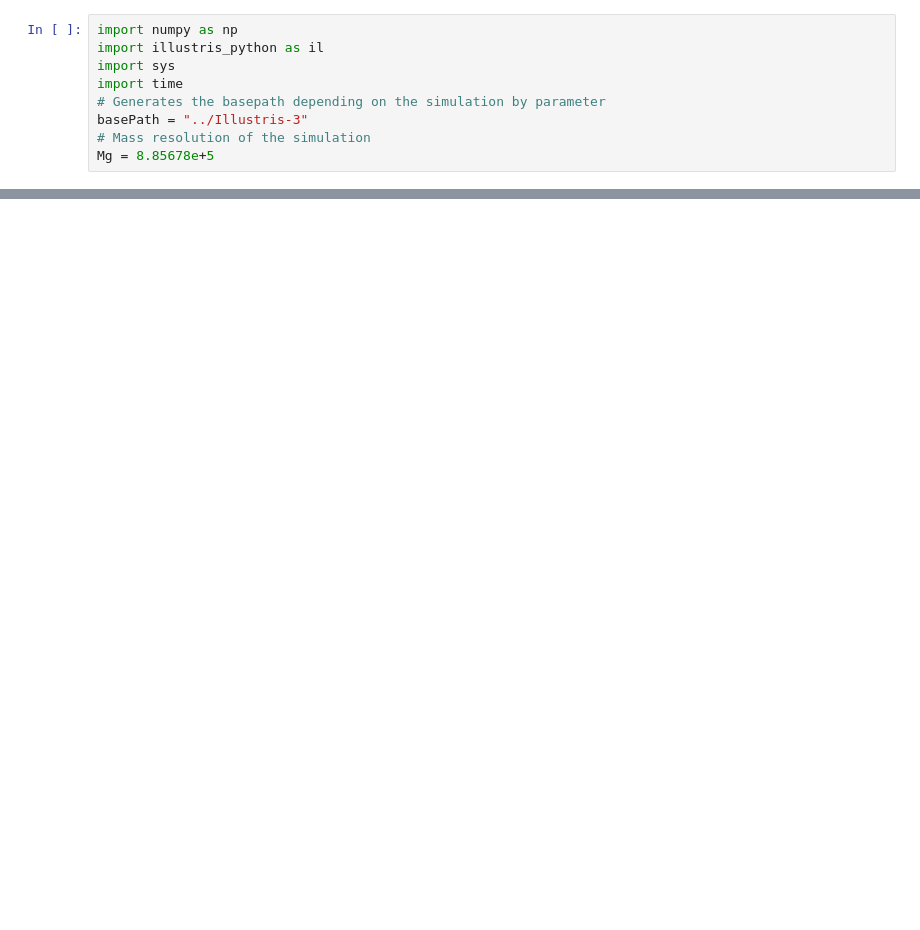
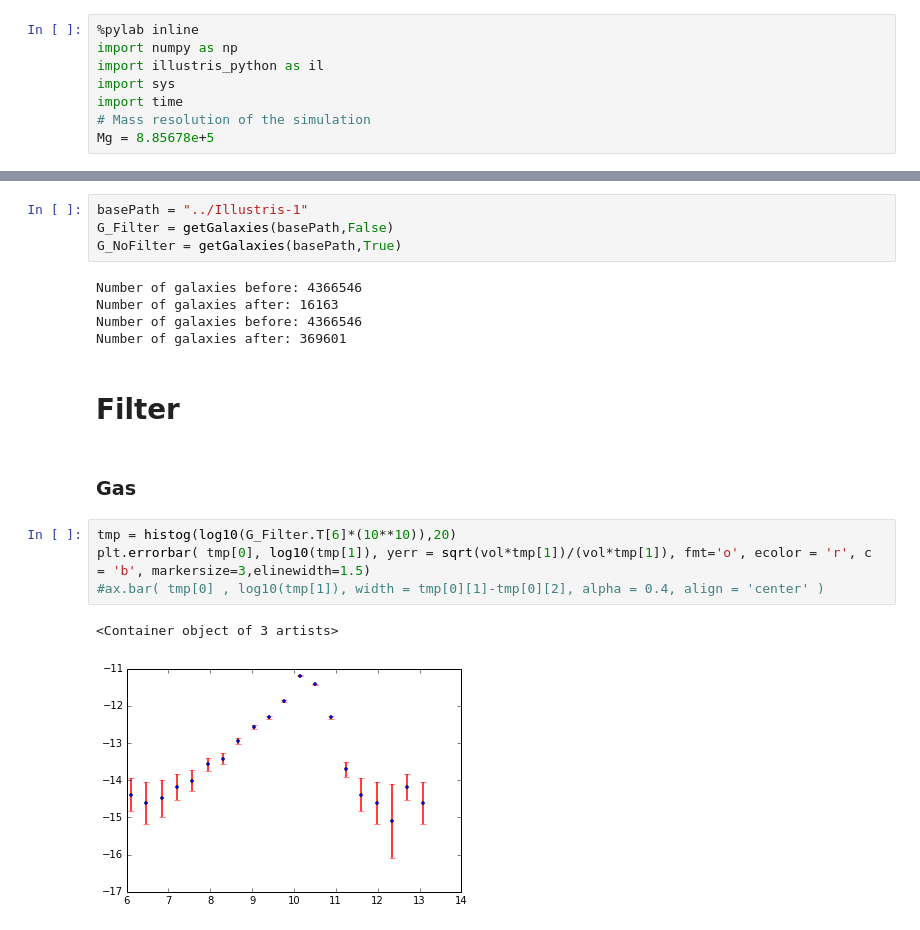
Before and after one commit to jdprada1760/Cornell_Summer, a Jupyter notebook: Illustris_Run/Code/Illustris_Reader.ipynb, the cells around one changed output, grey strips where cells are left out. Saved outputs shown, nothing was run; the diff lists cells and outputs as text; blank space fills up the shorter version.

```diff
--- a/Illustris_Run/Code/Illustris_Reader.ipynb
+++ b/Illustris_Run/Code/Illustris_Reader.ipynb
@@ -1,10 +1,9 @@
 # %%
+%pylab inline
 import numpy as np
 import illustris_python as il
 import sys
 import time
-# Generates the basepath depending on the simulation by parameter
-basePath = "../Illustris-3"
 # Mass resolution of the simulation
 Mg = 8.85678e+5
 # %%
@@ -57,0 +65,20 @@ Time elapsed: 0.132661819458
+# %%
+basePath = "../Illustris-1"
+G_Filter = getGalaxies(basePath,False)
+G_NoFilter = getGalaxies(basePath,True)
+# %% [output]
+Number of galaxies before: 4366546
+Number of galaxies after: 16163
+Number of galaxies before: 4366546
+Number of galaxies after: 369601
+# %% [markdown]
+# Filter
+# %% [markdown]
+### Gas
+# %%
+tmp = histog(log10(G_Filter.T[6]*(10**10)),20)
+plt.errorbar( tmp[0], log10(tmp[1]), yerr = sqrt(vol*tmp[1])/(vol*tmp[1]), fmt='o', ecolor = 'r', c = 'b', markersize=3,elinewidth=1.5)
+#ax.bar( tmp[0] , log10(tmp[1]), width = tmp[0][1]-tmp[0][2], alpha = 0.4, align = 'center' )
+# %% [output]
+<Container object of 3 artists>
+[figure, added]
```
Also changed, not shown: parts of 12 cells of this notebook, 1 other file.
